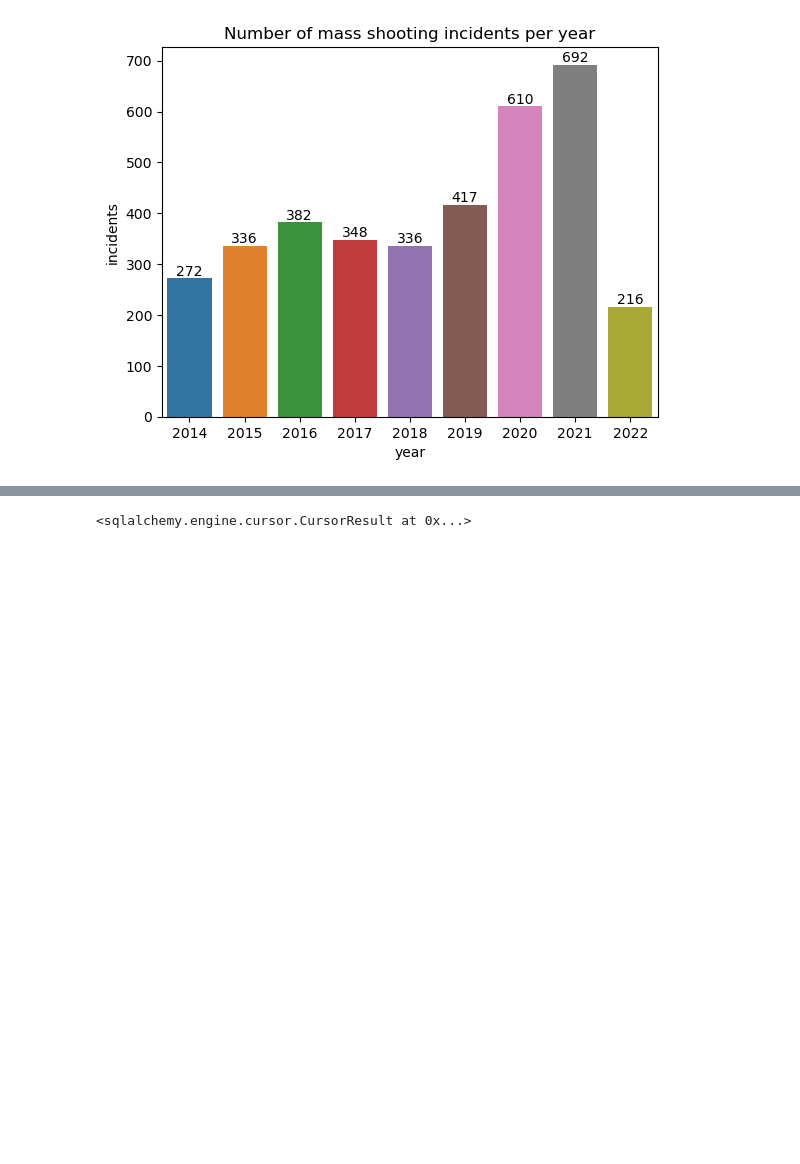
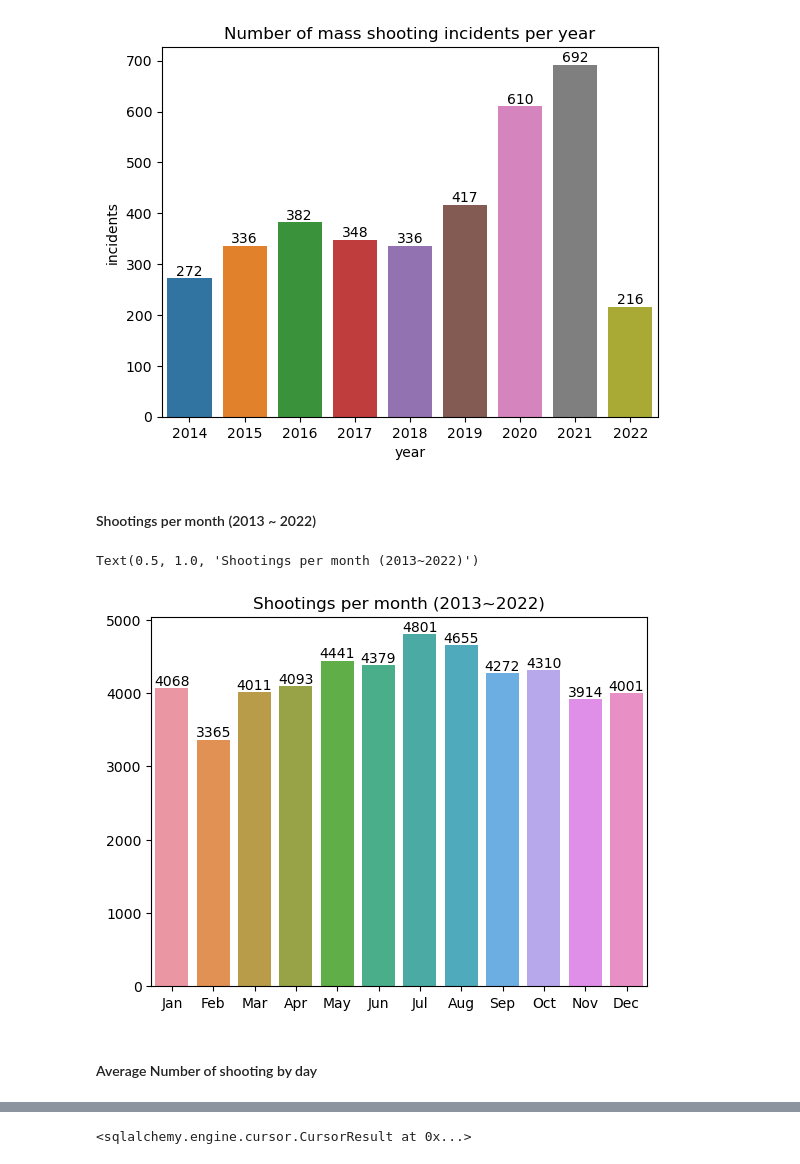
Before and after one commit to hrhee8/Gun_Violence_EDA, a Jupyter notebook: Gun_violence_EDA.ipynb, the cells around one changed output, grey strips where cells are left out. Drawn from its saved outputs; the diff is of its cells as text; code cells hidden in the pictures; blank space fills up the shorter version.

```diff
--- a/Gun_violence_EDA.ipynb
+++ b/Gun_violence_EDA.ipynb
@@ -253,0 +248,27 @@ Text(0.5, 1.0, 'Number of mass shooting incidents per year')
+# %%
+import calendar
+tempall_cases = all_cases.groupby(['year','month']).agg({'month' : 'count'}).rename(columns={'month':'month_count'}).reset_index()
+aggregated = tempall_cases.groupby(['month']).agg({'month_count':'mean'})
+x1 = aggregated.index.tolist()
+y1 = aggregated.month_count.tolist()
+mapp = {}
+for m,v in zip(x1,y1):
+    mapp[m] = v
+x2 = [calendar.month_abbr[int(x)] for x in sorted(x1)]
+v2 = [mapp[x] for x in sorted(x1)]
+# %% [markdown]
+#### Shootings per month (2013 ~ 2022)
+# %%
+import seaborn as sns
+import matplotlib.pyplot as plt
+sns.barplot(x = x2, y = v2)
+for p in plt.gca().patches:
+    height = int(p.get_height())  # Format the height as an integer
+    plt.gca().annotate(f'{height}', (p.get_x() + p.get_width() / 2, height),
+                       ha='center', va='bottom')
+plt.title('Shootings per month (2013~2022)')
+# %% [output]
+Text(0.5, 1.0, 'Shootings per month (2013~2022)')
+[figure, added]
+# %% [markdown]
+#### Average Number of shooting by day
```
Also changed, not shown: parts of 43 cells of this notebook.
